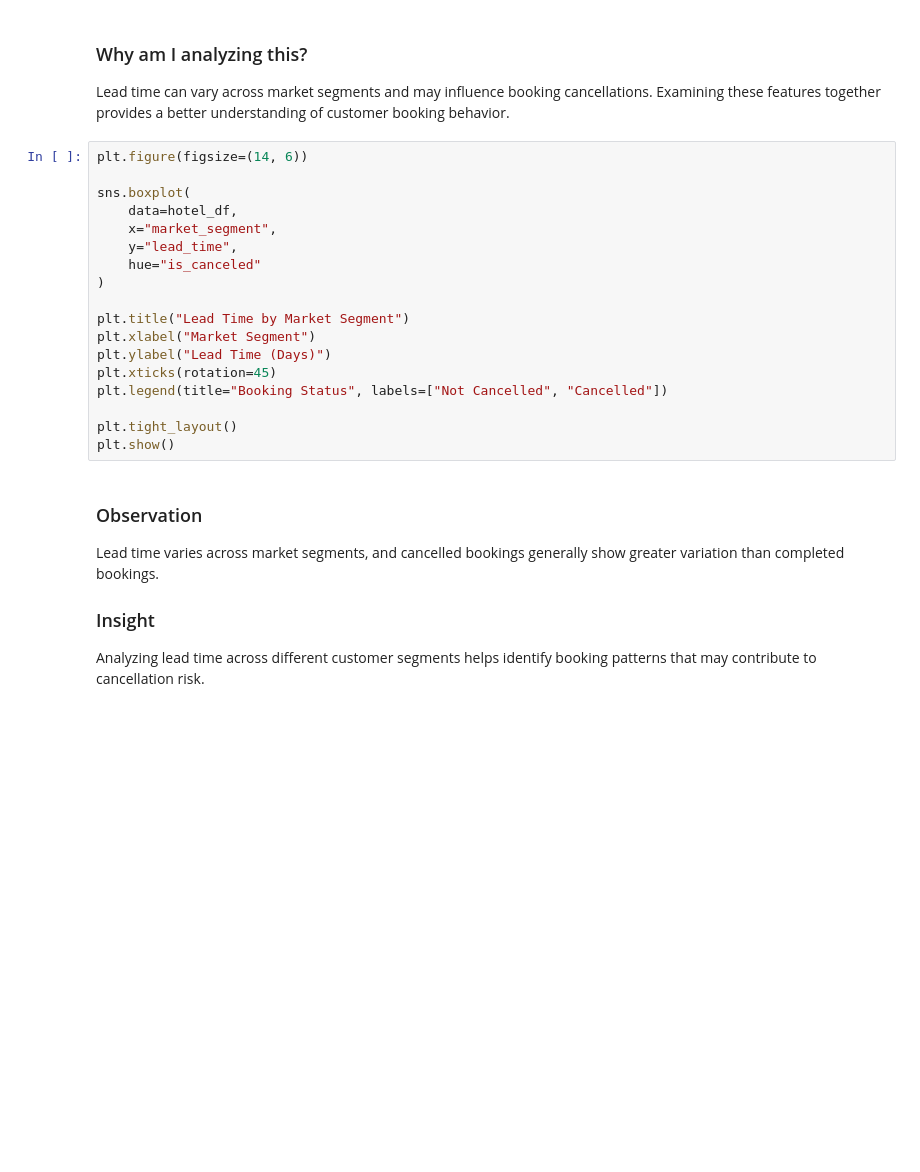
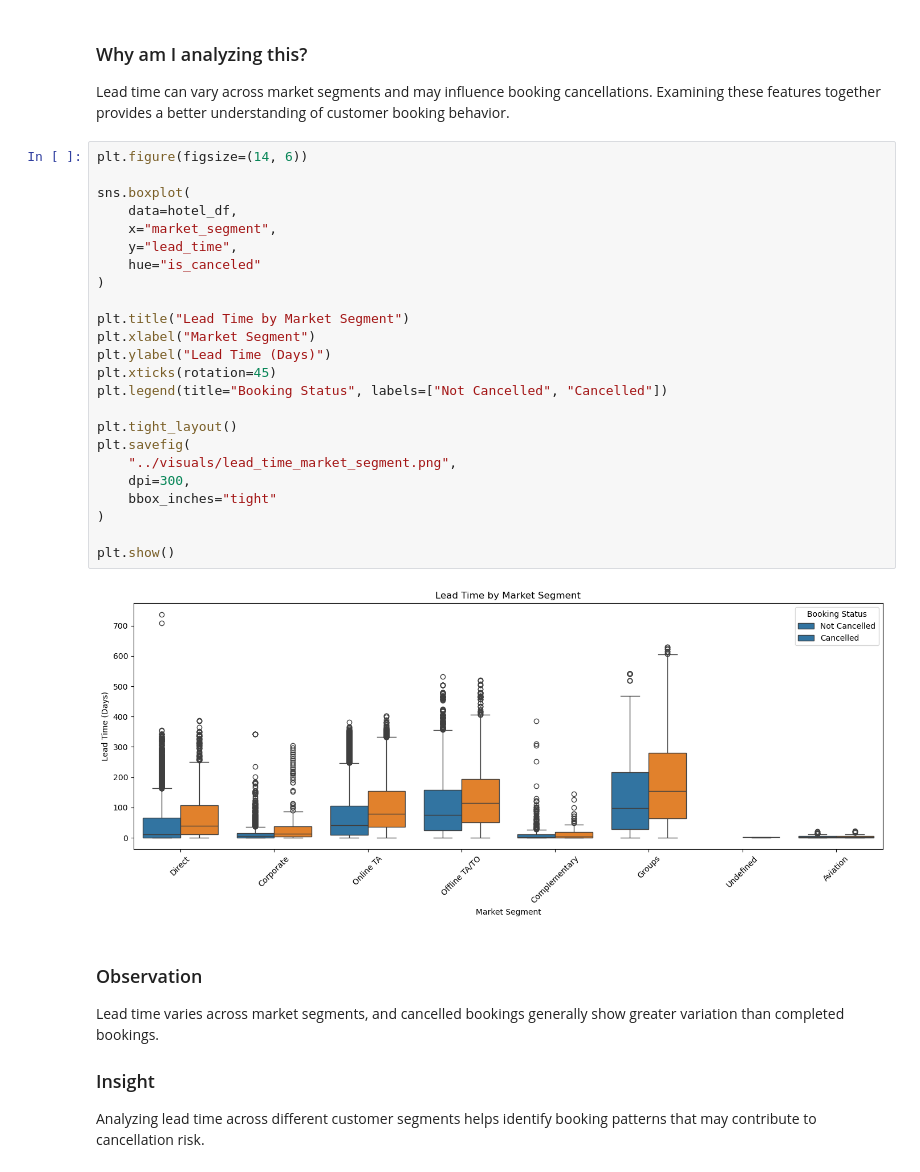
Before and after one commit to Pallavi415/Hotel-Booking-Analytics, a Jupyter notebook: notebooks/05_Multivariate_Analysis.ipynb, the cells around one changed output. Drawn from its saved outputs; the diff is of its cells as text; blank space fills up the shorter version.

```diff
--- a/notebooks/05_Multivariate_Analysis.ipynb
+++ b/notebooks/05_Multivariate_Analysis.ipynb
@@ -118,21 +129,29 @@ Lead time can vary across market segments and may influence booking cancellation
 # %%
 plt.figure(figsize=(14, 6))
 
 sns.boxplot(
     data=hotel_df,
     x="market_segment",
     y="lead_time",
     hue="is_canceled"
 )
 
 plt.title("Lead Time by Market Segment")
 plt.xlabel("Market Segment")
 plt.ylabel("Lead Time (Days)")
 plt.xticks(rotation=45)
 plt.legend(title="Booking Status", labels=["Not Cancelled", "Cancelled"])
 
 plt.tight_layout()
+plt.savefig(
+    "../visuals/lead_time_market_segment.png",
+    dpi=300,
+    bbox_inches="tight"
+)
+
 plt.show()
+# %% [output]
+[figure, added]
 # %% [markdown]
 ### Observation
 
```
Also changed, not shown: parts of 3 cells of this notebook, 7 other files.
